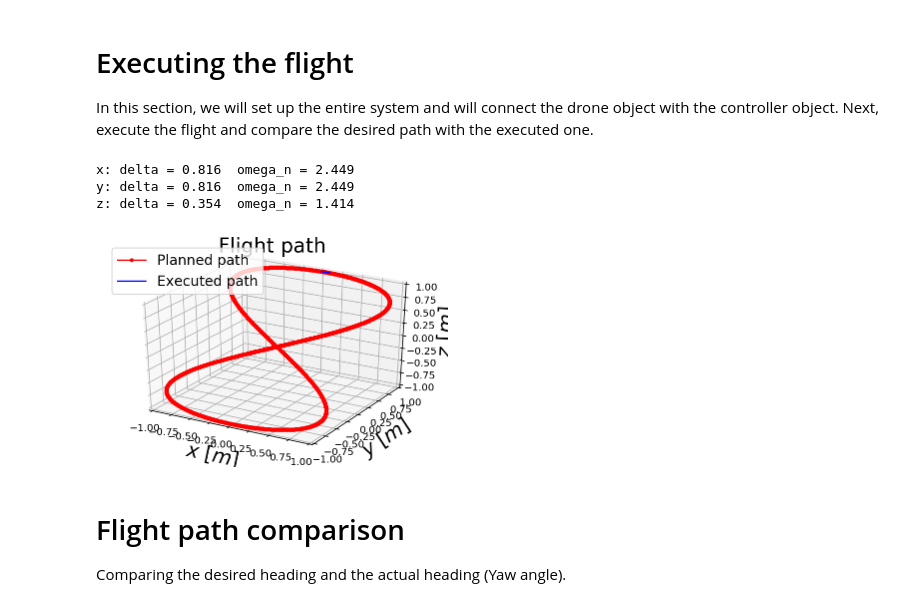
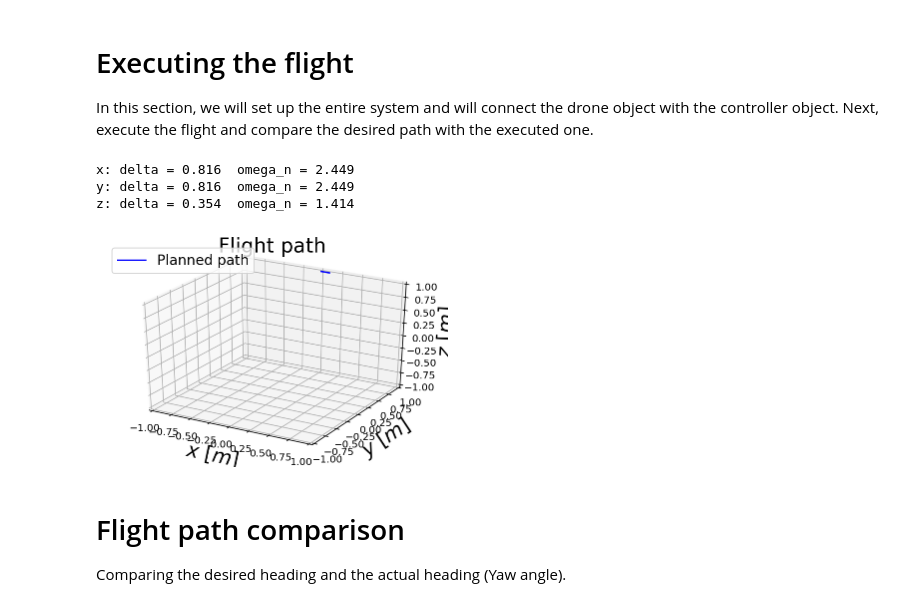
Before and after one commit to m-loay/FCND-Controls-CPP, a Jupyter notebook: controls_quizzes/3d_control/Lesson 4 - 3D Drone-Full-Notebook.ipynb, the cells around one changed output. Saved outputs shown, nothing was run; the diff lists cells and outputs as text; code cells hidden in the pictures.

Commit message:
update drone 3d quizzes.

```diff
--- a/controls_quizzes/3d_control/Lesson 4 - 3D Drone-Full-Notebook.ipynb
+++ b/controls_quizzes/3d_control/Lesson 4 - 3D Drone-Full-Notebook.ipynb
@@ -908,11 +936,11 @@ In this section, we will set up the entire system and will connect the drone obj
 inner_loop_relative_to_outer_loop = 10
 
 # creating the drone object
-drone = DroneIn3D()
+drone = UDACITYDroneIn3D()
 
 # creating the control system object
 
-control_system = Controller(z_k_p=2.0,
+control_system = UDACITYController(z_k_p=2.0,
                             z_k_d=1.0,
                             x_k_p=6.0,
                             x_k_d=4.0,
@@ -975,7 +1003,7 @@ for i in range(0,z_path.shape[0]):
                                                      drone.X[7],
                                                      c)
 
-    for _ in range(inner_loop_relative_to_outer_loop):
+    for j in range(inner_loop_relative_to_outer_loop):
 
         rot_mat = drone.R()
 
@@ -1001,34 +1029,34 @@ for i in range(0,z_path.shape[0]):
     omega_history=np.vstack((omega_history,drone.omega))
     accelerations = drone.linear_acceleration()
     accelerations_history= np.vstack((accelerations_history,accelerations))
     angular_vel_history = np.vstack((angular_vel_history,drone.get_euler_derivatives()))
 
 
 
 fig = plt.figure()
 ax = fig.gca(projection='3d')
 # ax.plot(x_path, y_path, z_path,linestyle='-',marker='.',color='red')
 ax.plot(drone_state_history[:,0],
          drone_state_history[:,1],
          drone_state_history[:,2],
          linestyle='-',color='blue')
 
 plt.title('Flight path').set_fontsize(20)
 ax.set_xlabel('$x$ [$m$]').set_fontsize(20)
 ax.set_ylabel('$y$ [$m$]').set_fontsize(20)
 ax.set_zlabel('$z$ [$m$]').set_fontsize(20)
 plt.legend(['Planned path','Executed path'],fontsize = 14)
 
 ax.set_xlim(-1, 1)
 ax.set_ylim(-1, 1)
 ax.set_zlim(-1, 1)
 
 plt.show()
 # %% [output]
 x: delta = 0.816  omega_n = 2.449
 y: delta = 0.816  omega_n = 2.449
 z: delta = 0.354  omega_n = 1.414
-[figure, old version]
+[figure, new version]
 # %% [markdown]
 # Flight path comparison
 
```
Also changed, not shown: parts of 7 cells of this notebook, 7 other files.
